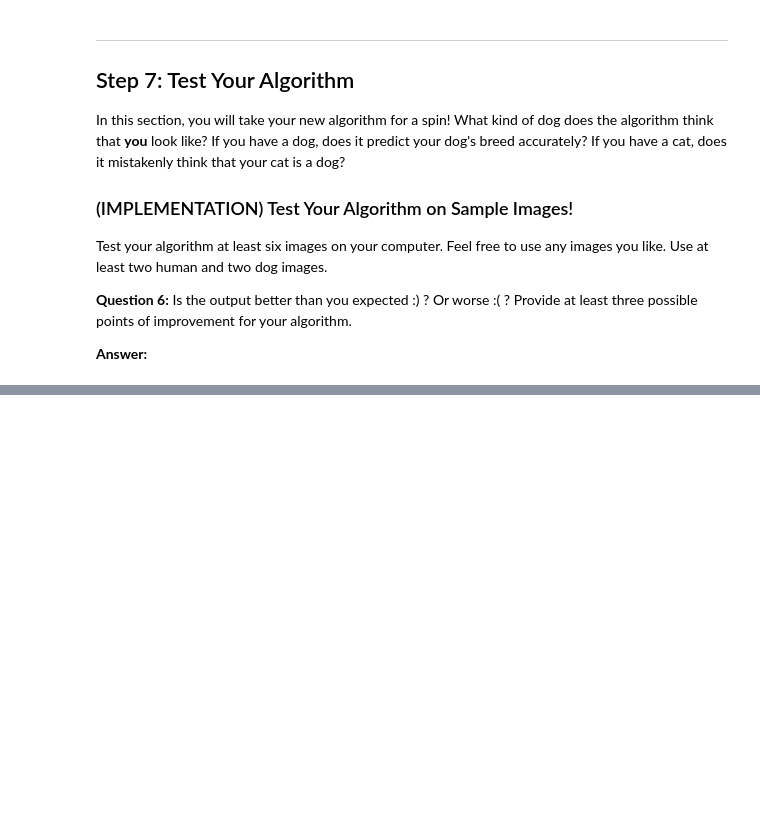
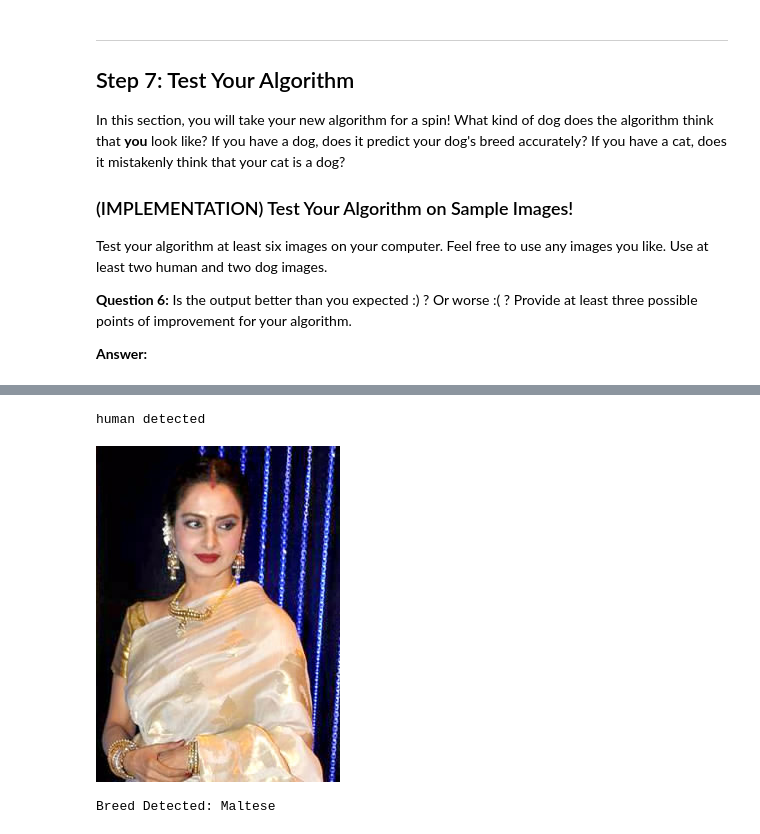
Before and after one commit to tagore15/AIND_T2_P5_DOG_BREED_CLASSIFIER, a Jupyter notebook: dog_app.ipynb, the cells around one changed output, grey strips where cells are left out. Cells and saved outputs as stored; diff of their text form; code cells hidden in the pictures; blank space fills up the shorter version.

```diff
--- a/dog_app.ipynb
+++ b/dog_app.ipynb
@@ -704,0 +756,6 @@ __Answer:__
+# %%
+predict_human_breed("sample_images/rekha.jpg")
+# %% [output]
+human detected
+[figure, added]
+Breed Detected: Maltese
```
Also changed, not shown: parts of 11 cells of this notebook.
